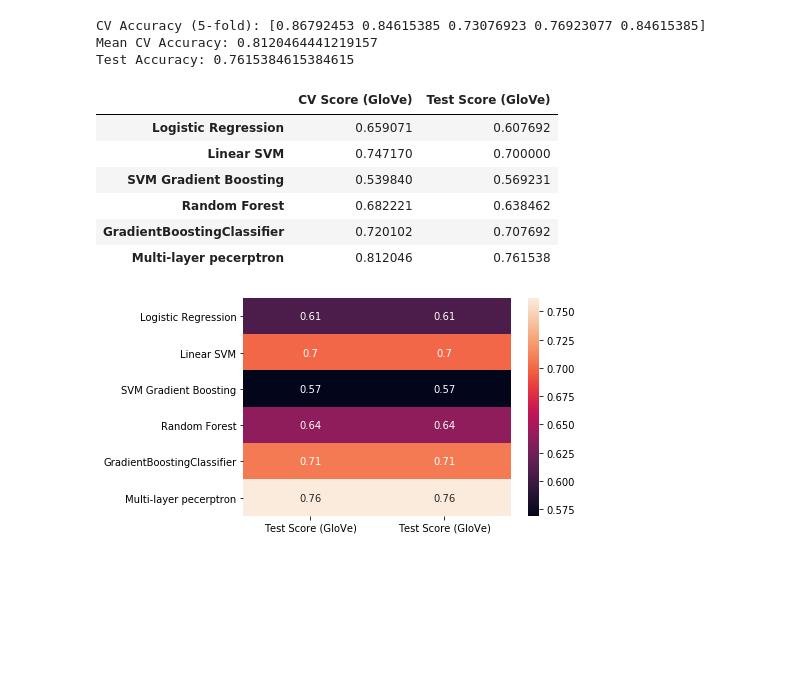
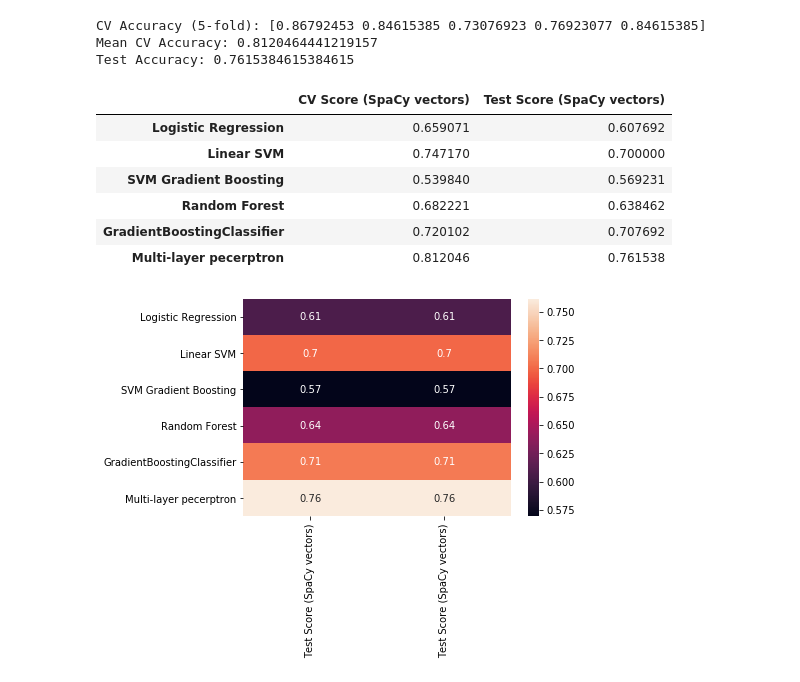
Before and after one commit to JoseMMontoro/nlp_political_speeches, a Jupyter notebook: Vectorization_and_models/neural_models.ipynb, the cells around one changed output. Drawn from its saved outputs; the diff is of its cells as text; code cells hidden in the pictures; blank space fills up the shorter version.

```diff
--- a/Vectorization_and_models/neural_models.ipynb
+++ b/Vectorization_and_models/neural_models.ipynb
@@ -176,13 +176,13 @@ results = pd.DataFrame([
               [rfc_tfidf_cv_mean_score, rfc_tfidf_test_score],
               [gbc_tfidf_cv_mean_score, gbc_tfidf_test_score],
               [mlp_tv_mean_score, mlp_tv_test_score]],
-              columns=['CV Score (Spac)', 'Test Score (GloVe)'], index=['Logistic Regression',
+              columns=['CV Score (SpaCy vectors)', 'Test Score (SpaCy vectors)'], index=['Logistic Regression',
                                     'Linear SVM', 'SVM Gradient Boosting', 'Random Forest',
                                     'GradientBoostingClassifier', 'Multi-layer pecerptron']
              )
 results
 # %% [output]
-|  | CV Score (GloVe) | Test Score (GloVe) |
+|  | CV Score (SpaCy vectors) | Test Score (SpaCy vectors) |
 | Logistic Regression | 0.659071 | 0.607692 |
 | Linear SVM | 0.747170 | 0.700000 |
 | SVM Gradient Boosting | 0.539840 | 0.569231 |
@@ -190,10 +190,10 @@ results
 | GradientBoostingClassifier | 0.720102 | 0.707692 |
 | Multi-layer pecerptron | 0.812046 | 0.761538 |
 # %%
-results_test = results[['Test Score (GloVe)', 'Test Score (GloVe)']]
+results_test = results[['Test Score (SpaCy vectors)', 'Test Score (SpaCy vectors)']]
 _ = sns.heatmap(results_test, annot=True)
 # %% [output]
-[figure, old version]
+[figure, new version]
 # %%
 # The ML classification models didn't do very well with Spacy vectors.
 # Two things can be the reason: 1. Averaging the words' vectors to represent the document
```
Also changed, not shown: 5 other files.
